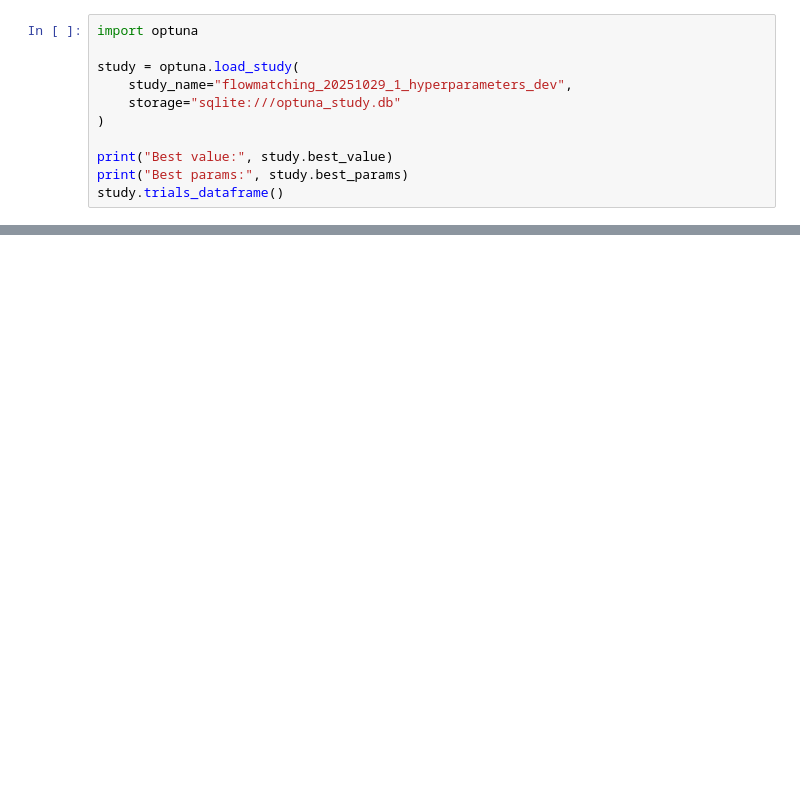
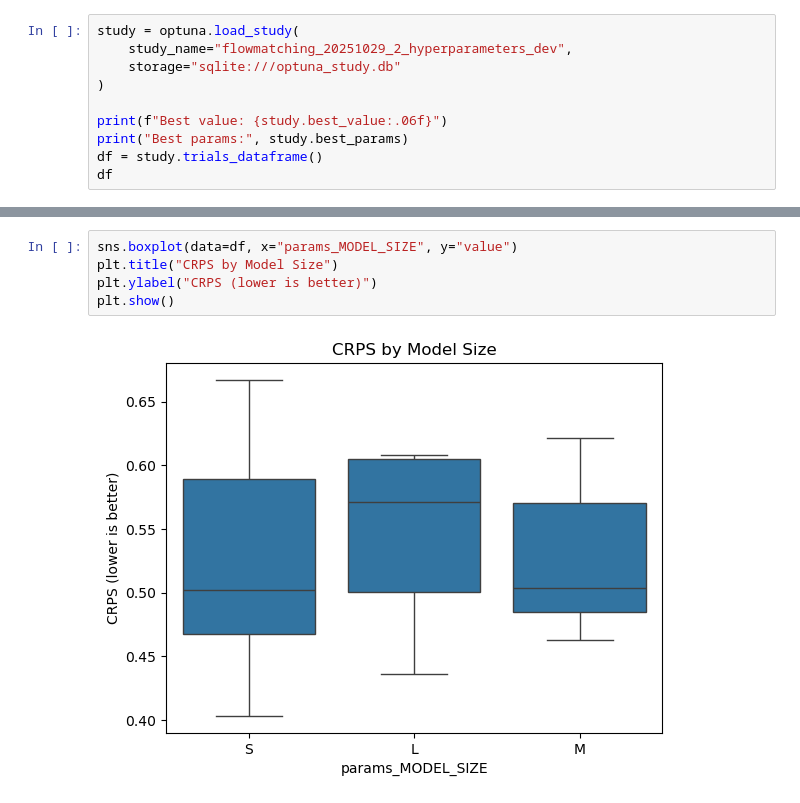
Before and after one commit to vitusbenson/carbonbench, a Jupyter notebook: transport_models/carbontracker_lowres/flowmatching_dev/flowmatching_20251029_2_hyperparameters_dev/optuna_study.ipynb, the cells around one changed output, grey strips where cells are left out. Saved outputs shown, nothing was run; the diff lists cells and outputs as text; blank space fills up the shorter version.

```diff
--- a/transport_models/carbontracker_lowres/flowmatching_dev/flowmatching_20251029_2_hyperparameters_dev/optuna_study.ipynb
+++ b/transport_models/carbontracker_lowres/flowmatching_dev/flowmatching_20251029_2_hyperparameters_dev/optuna_study.ipynb
@@ -1,12 +12,11 @@
 # %%
-import optuna
-
 study = optuna.load_study(
-    study_name="flowmatching_20251029_1_hyperparameters_dev",
+    study_name="flowmatching_20251029_2_hyperparameters_dev",
     storage="sqlite:///optuna_study.db"
 )
 
-print("Best value:", study.best_value)
+print(f"Best value: {study.best_value:.06f}")
 print("Best params:", study.best_params)
-study.trials_dataframe()
+df = study.trials_dataframe()
+df
 # %% [output]
@@ -13,0 +87,7 @@ KeyError: 'Record does not exist.'
+# %%
+sns.boxplot(data=df, x="params_MODEL_SIZE", y="value")
+plt.title("CRPS by Model Size")
+plt.ylabel("CRPS (lower is better)")
+plt.show()
+# %% [output]
+[figure, added]
```
Also changed, not shown: parts of 23 cells of this notebook, 40 other files.
